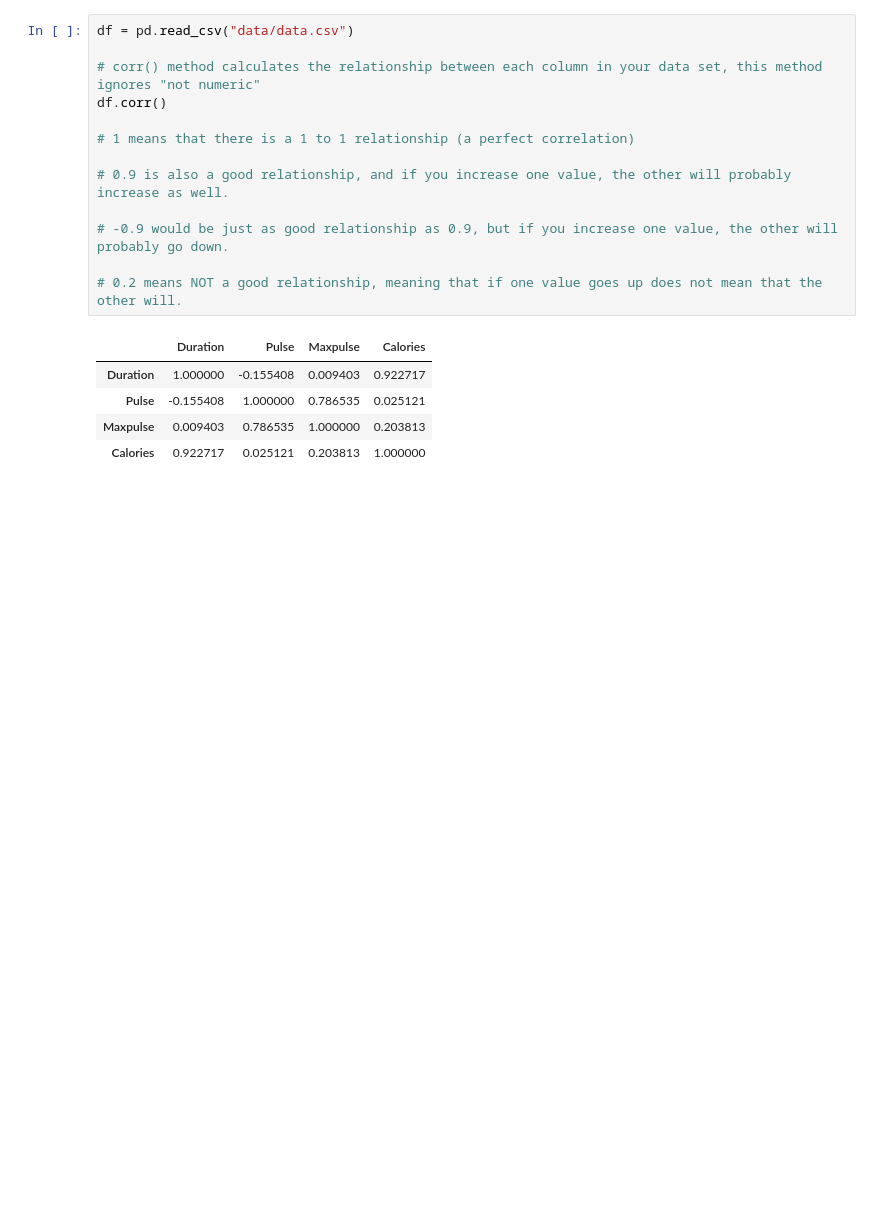
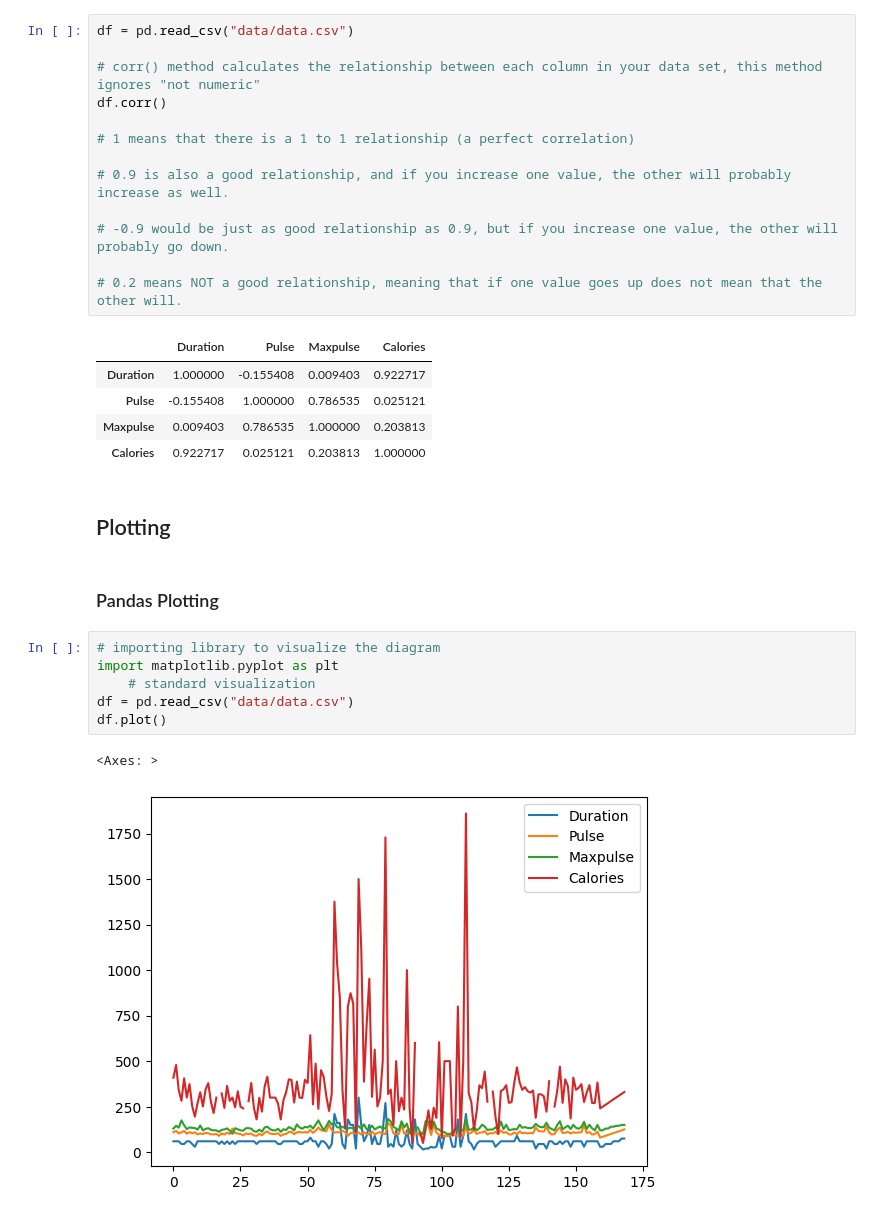
Before and after one commit to jxxtino/ds-basics, a Jupyter notebook: pandas_pratice.ipynb, the cells around one changed output. Cells and saved outputs as stored; diff of their text form; blank space fills up the shorter version.

Commit message:
pandas plotting

```diff
--- a/pandas_pratice.ipynb
+++ b/pandas_pratice.ipynb
@@ -279,3 +279,16 @@ df.corr()
 | Pulse | -0.155408 | 1.000000 | 0.786535 | 0.025121 |
 | Maxpulse | 0.009403 | 0.786535 | 1.000000 | 0.203813 |
 | Calories | 0.922717 | 0.025121 | 0.203813 | 1.000000 |
+# %% [markdown]
+## Plotting
+# %% [markdown]
+### Pandas Plotting
+# %%
+# importing library to visualize the diagram
+import matplotlib.pyplot as plt
+    # standard visualization
+df = pd.read_csv("data/data.csv")
+df.plot()
+# %% [output]
+<Axes: >
+[figure, added]
```
Also changed, not shown: parts of 2 cells of this notebook.
